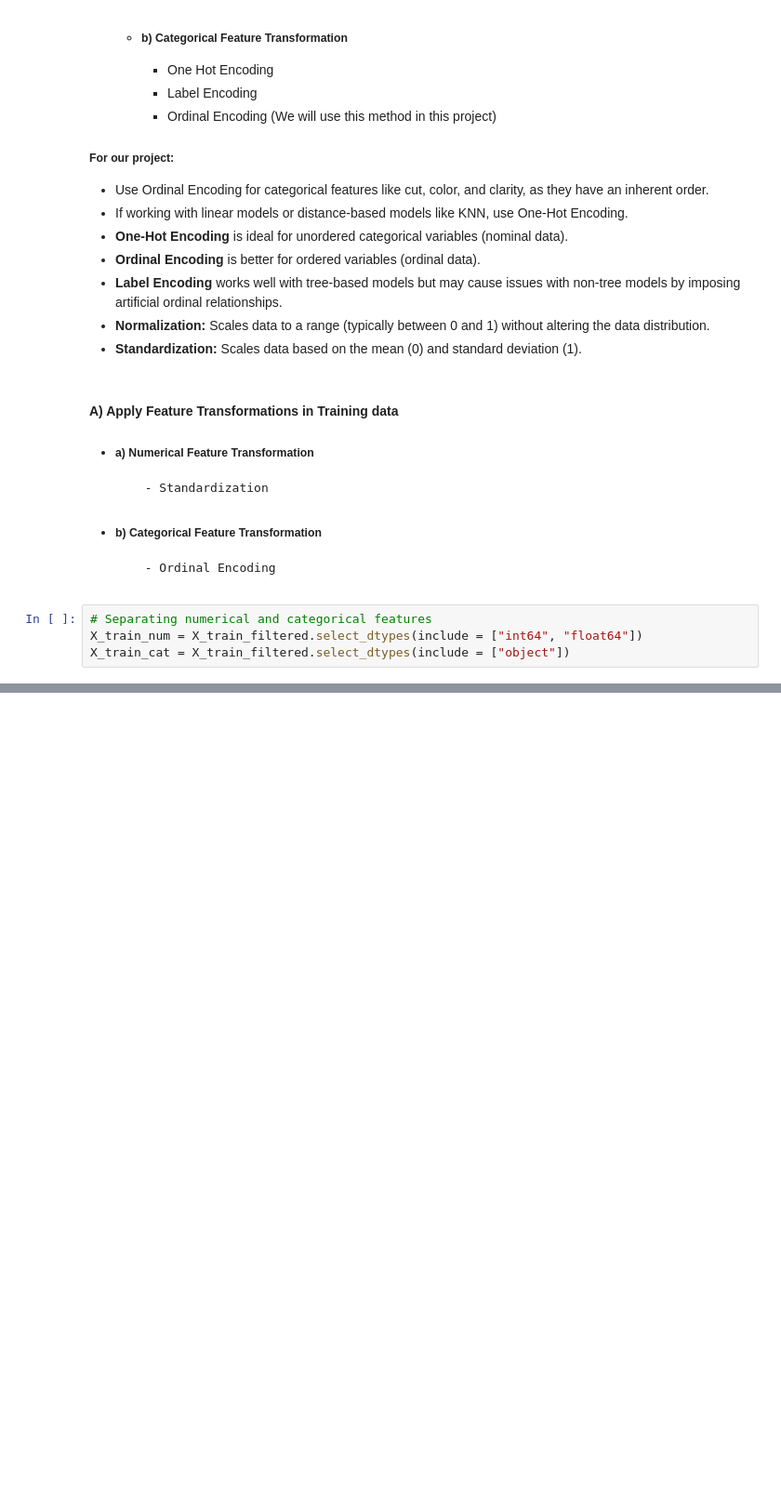
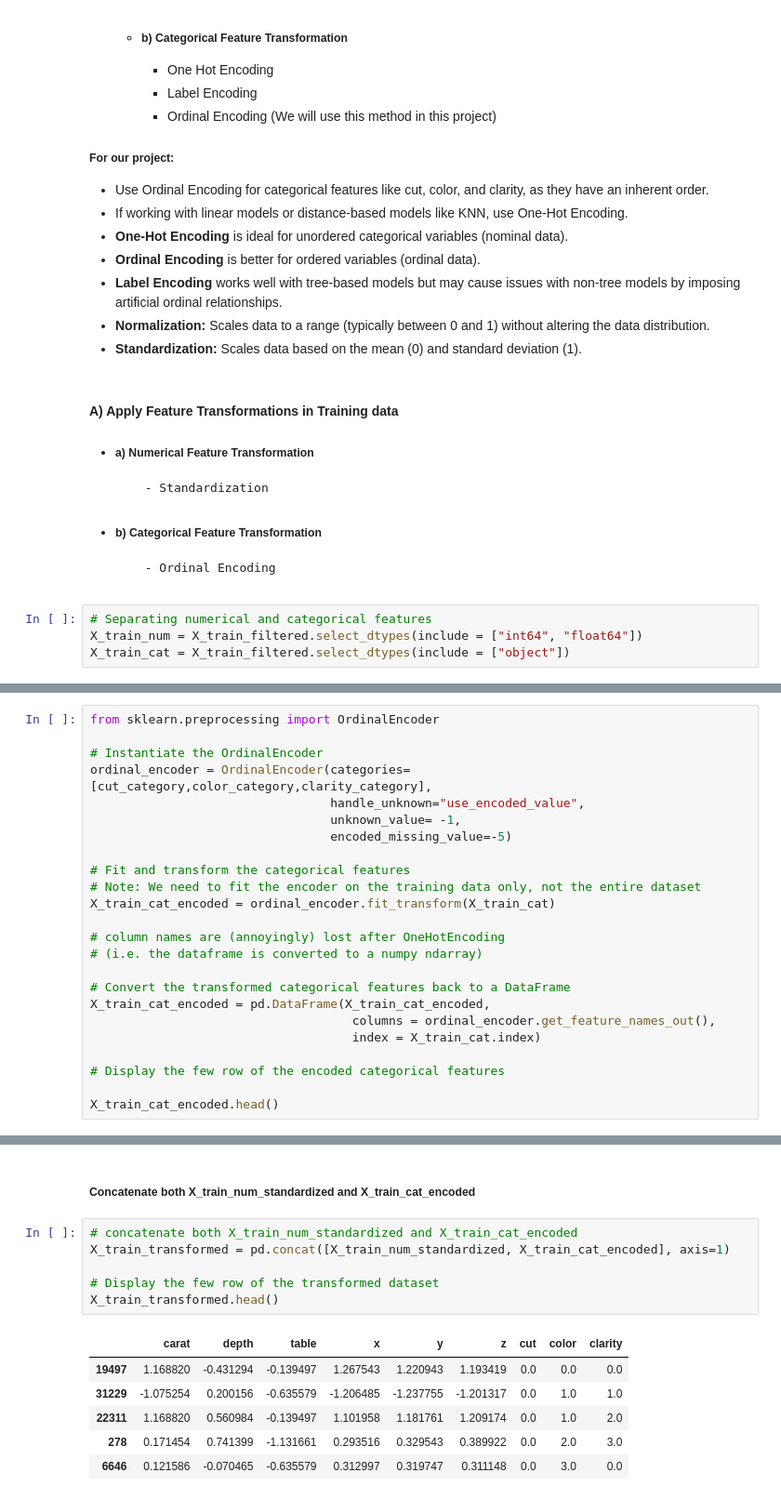
Before and after one commit to Angad143/Diamond-Price-Prediction, a Jupyter notebook: Diamonds_price_predictions.ipynb, the cells around one changed output, grey strips where cells are left out. Shown: that part at 93% size. Cells and saved outputs as stored; diff of their text form; blank space fills up the shorter version.

```diff
--- a/Diamonds_price_predictions.ipynb
+++ b/Diamonds_price_predictions.ipynb
@@ -546,0 +637,24 @@ X_train_cat = X_train_filtered.select_dtypes(include = ["object"])
+# %%
+from sklearn.preprocessing import OrdinalEncoder
+
+# Instantiate the OrdinalEncoder
+ordinal_encoder = OrdinalEncoder(categories=[cut_category,color_category,clarity_category],
+                                 handle_unknown="use_encoded_value",
+                                 unknown_value= -1,
+                                 encoded_missing_value=-5)
+
+# Fit and transform the categorical features
+# Note: We need to fit the encoder on the training data only, not the entire dataset
+X_train_cat_encoded = ordinal_encoder.fit_transform(X_train_cat)
+
+# column names are (annoyingly) lost after OneHotEncoding
+# (i.e. the dataframe is converted to a numpy ndarray)
+
+# Convert the transformed categorical features back to a DataFrame
+X_train_cat_encoded = pd.DataFrame(X_train_cat_encoded,
+                                    columns = ordinal_encoder.get_feature_names_out(),
+                                    index = X_train_cat.index)
+
+# Display the few row of the encoded categorical features
+
+X_train_cat_encoded.head()
@@ -546,0 +691,15 @@ X_train_cat = X_train_filtered.select_dtypes(include = ["object"])
+# %% [markdown]
+##### **Concatenate both X_train_num_standardized and X_train_cat_encoded**
+# %%
+# concatenate both X_train_num_standardized and X_train_cat_encoded
+X_train_transformed = pd.concat([X_train_num_standardized, X_train_cat_encoded], axis=1)
+
+# Display the few row of the transformed dataset
+X_train_transformed.head()
+# %% [output]
+|  | carat | depth | table | x | y | z | cut | color | clarity |
+| 19497 | 1.168820 | -0.431294 | -0.139497 | 1.267543 | 1.220943 | 1.193419 | 0.0 | 0.0 | 0.0 |
+| 31229 | -1.075254 | 0.200156 | -0.635579 | -1.206485 | -1.237755 | -1.201317 | 0.0 | 1.0 | 1.0 |
+| 22311 | 1.168820 | 0.560984 | -0.139497 | 1.101958 | 1.181761 | 1.209174 | 0.0 | 1.0 | 2.0 |
+| 278 | 0.171454 | 0.741399 | -1.131661 | 0.293516 | 0.329543 | 0.389922 | 0.0 | 2.0 | 3.0 |
+| 6646 | 0.121586 | -0.070465 | -0.635579 | 0.312997 | 0.319747 | 0.311148 | 0.0 | 3.0 | 0.0 |
```
Also changed, not shown: parts of 11 cells of this notebook.
